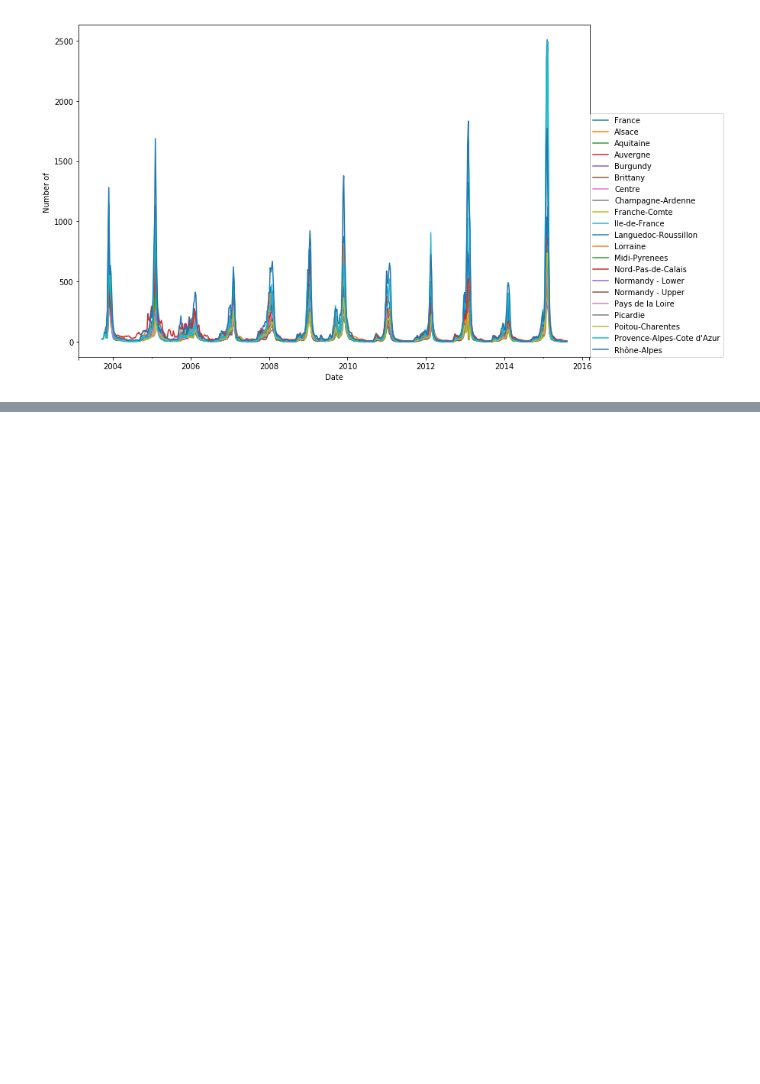
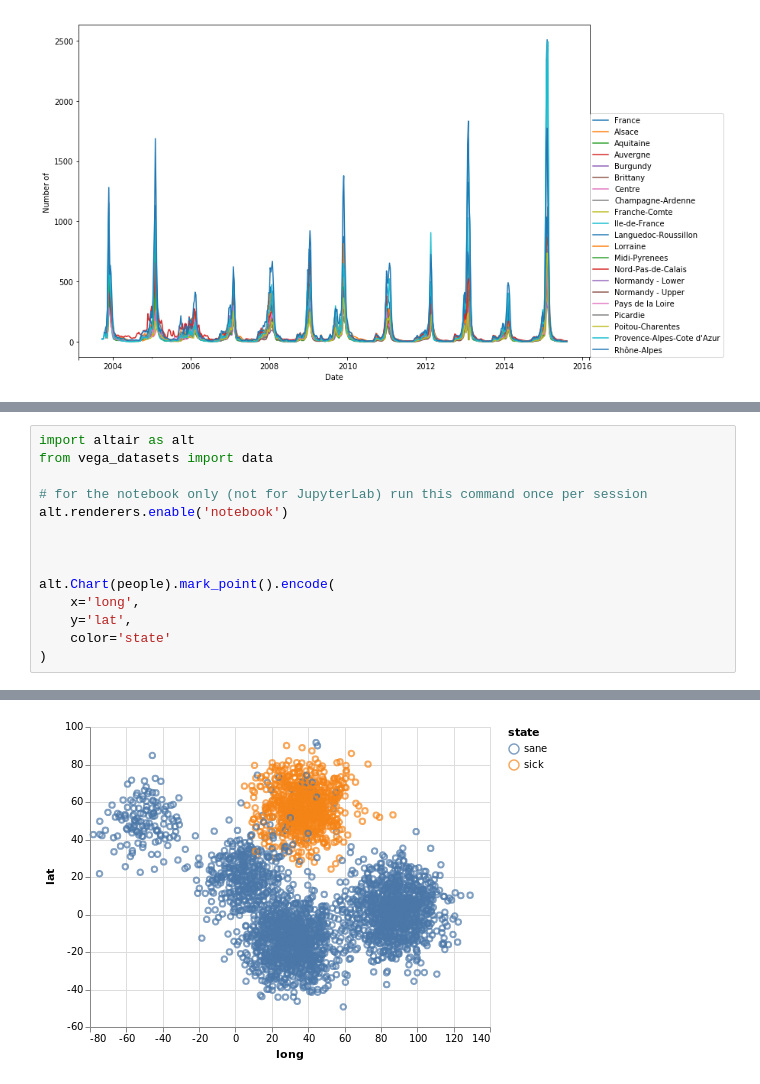
Before and after one commit to glyg/learn_jupyter, a Jupyter notebook: FortyEightHoursLater.ipynb, the cells around one changed output, grey strips where cells are left out. Cells and saved outputs as stored; diff of their text form; blank space fills up the shorter version.

Commit message:
WIP notebook fil rouge

```diff
--- a/FortyEightHoursLater.ipynb
+++ b/FortyEightHoursLater.ipynb
@@ -257,0 +251,15 @@ fig.set_size_inches(12, 12)
+# %%
+import altair as alt
+from vega_datasets import data
+
+# for the notebook only (not for JupyterLab) run this command once per session
+alt.renderers.enable('notebook')
+
+
+
+alt.Chart(people).mark_point().encode(
+    x='long',
+    y='lat',
+    color='state'
+)
+# %% [output]
@@ -257,0 +267 @@ fig.set_size_inches(12, 12)
+[figure, added]
```
Also changed, not shown: parts of 12 cells of this notebook.
